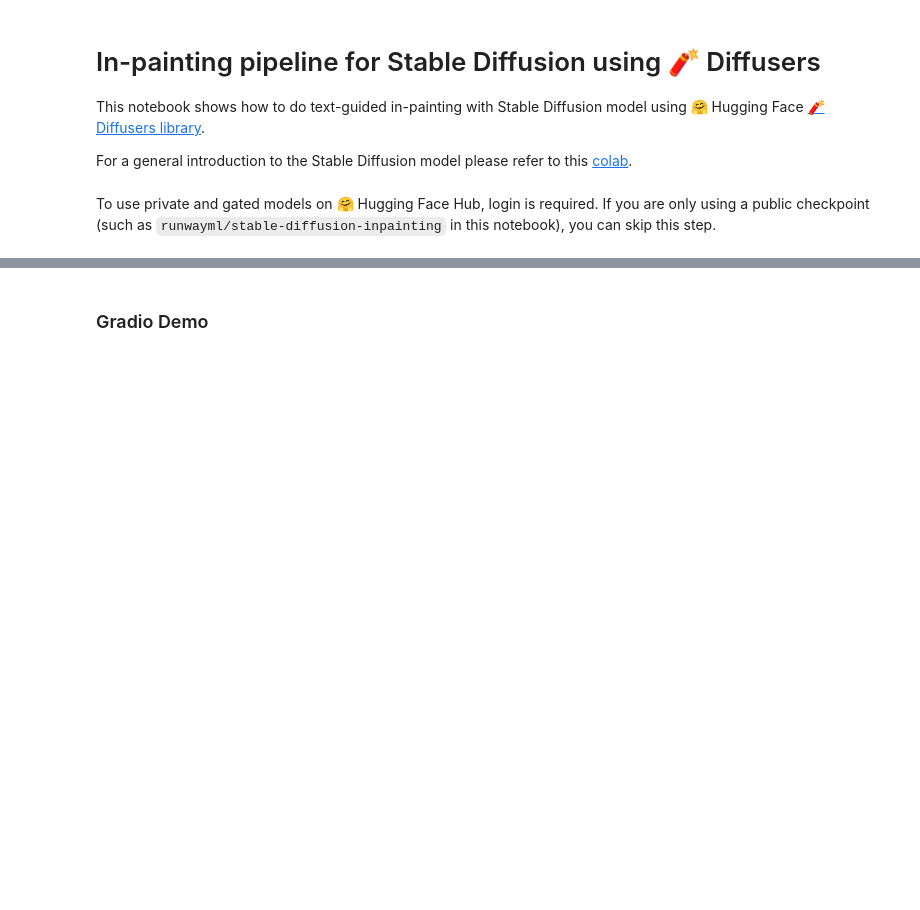
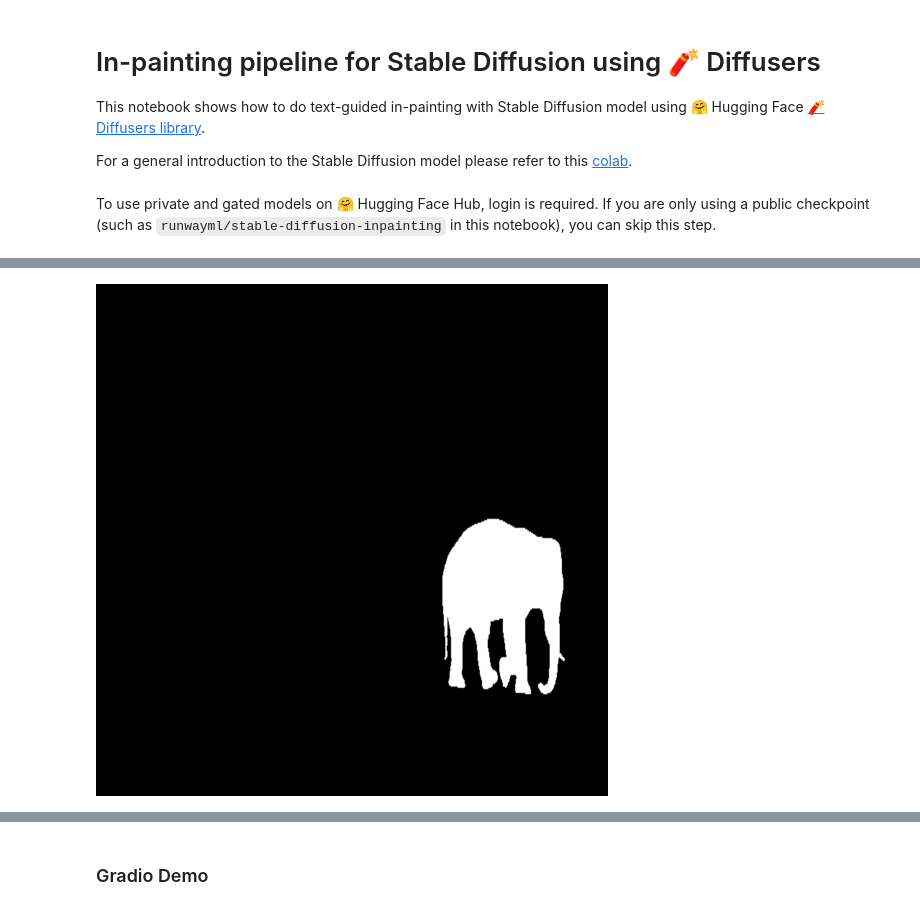
Before and after one commit to JaswanthSudha/210304124462, a Jupyter notebook: diffusers/in_painting_with_stable_diffusion_using_diffusers.ipynb, the cells around one changed output, grey strips where cells are left out. Drawn from its saved outputs; the diff is of its cells as text; code cells hidden in the pictures; blank space fills up the shorter version.

```diff
--- a/diffusers/in_painting_with_stable_diffusion_using_diffusers.ipynb
+++ b/diffusers/in_painting_with_stable_diffusion_using_diffusers.ipynb
@@ -106 +69,6 @@ mask_image = download_image(img_url).resize((512, 512))
+# %%
+mask_image = download_image(mask_url).resize((512, 512))
+mask_image
+# %% [output]
+[figure, added]
 # %%
```
Also changed, not shown: parts of 13 cells of this notebook.
